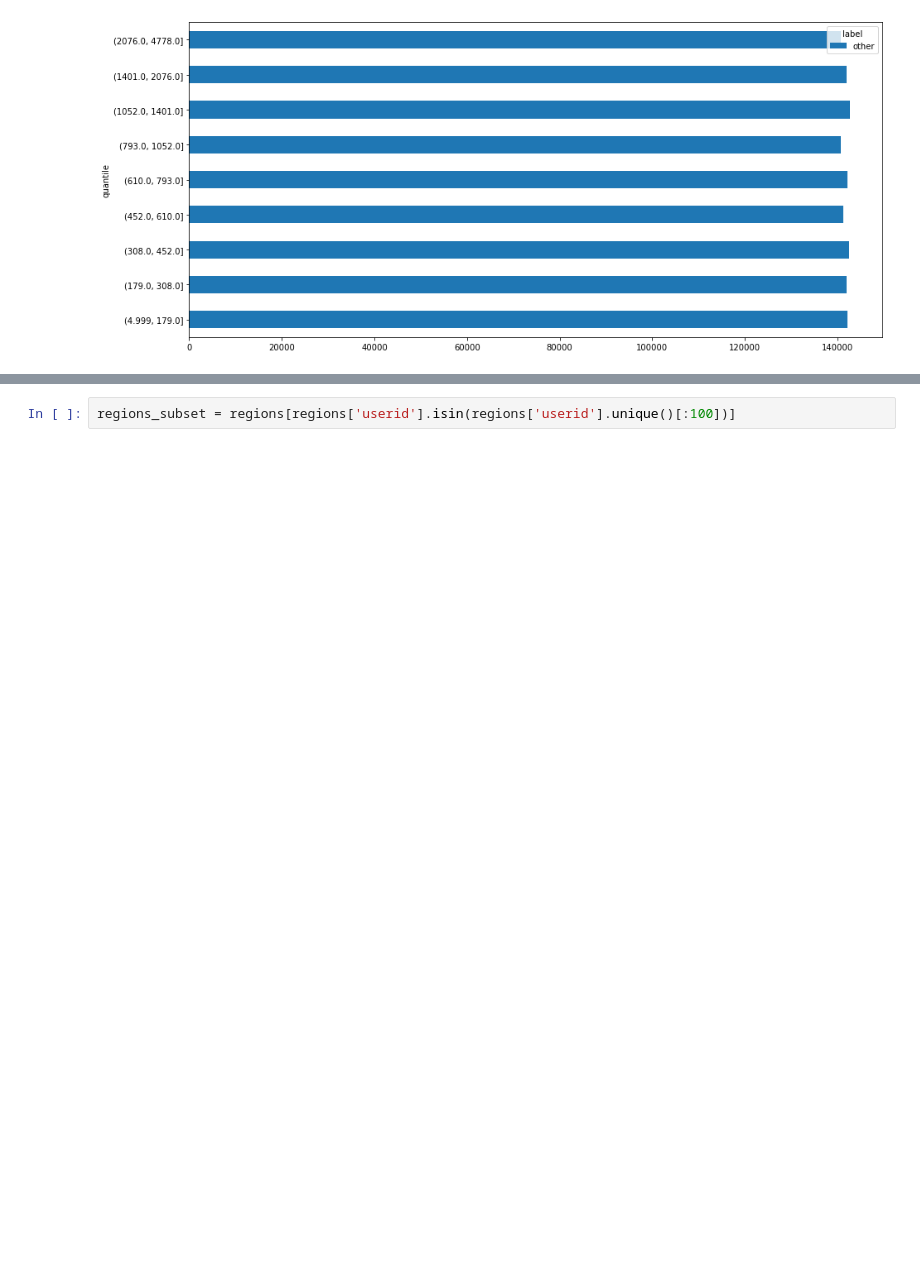
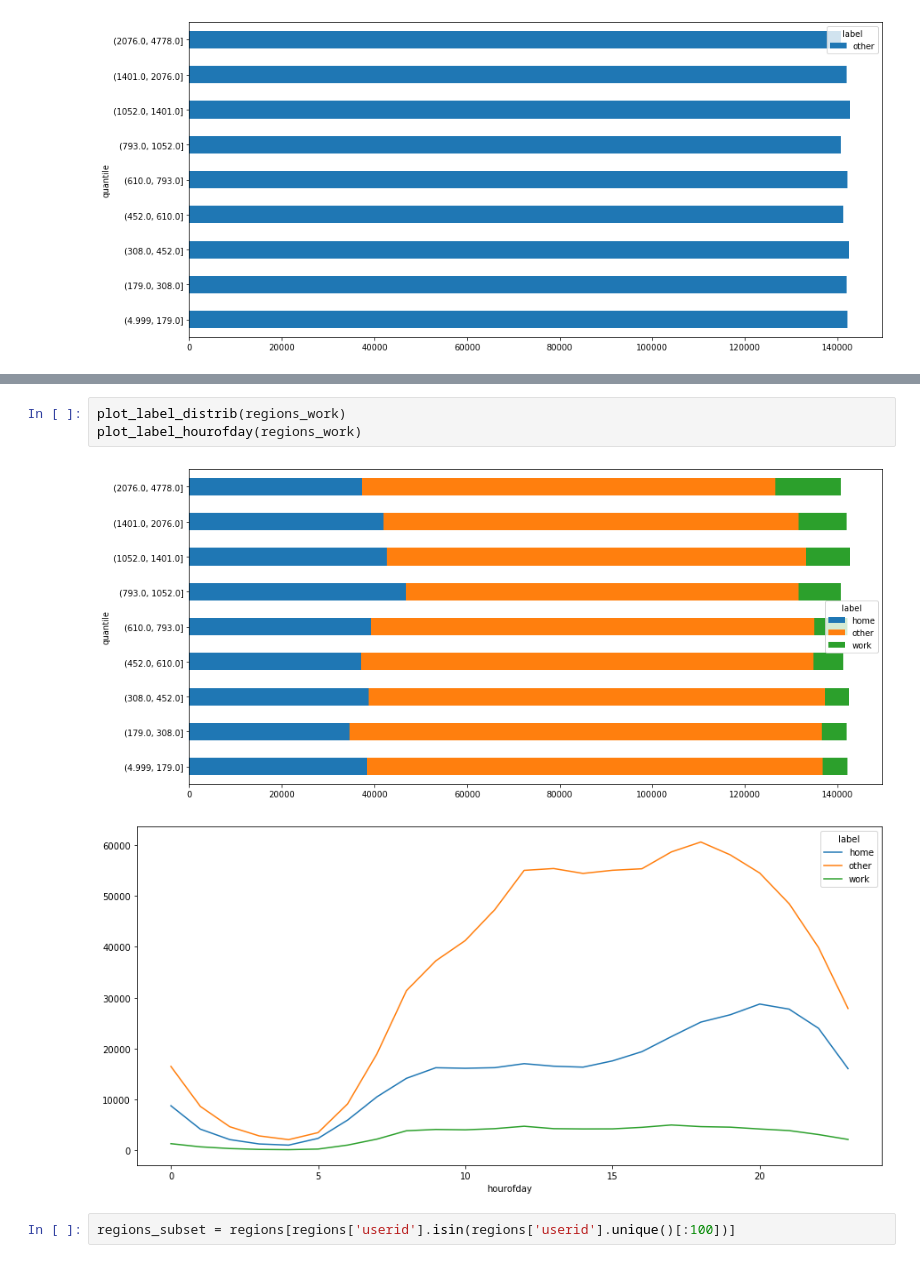
Before and after one commit to TheYuanLiao/individual_mobility_model, a Jupyter notebook: src/py/sequence.ipynb, the cells around one changed output, grey strips where cells are left out. Drawn from its saved outputs; the diff is of its cells as text; blank space fills up the shorter version.

```diff
--- a/src/py/sequence.ipynb
+++ b/src/py/sequence.ipynb
@@ -92,2 +175,8 @@ plot_label_distrib(regions_home)
+# %%
+plot_label_distrib(regions_work)
+plot_label_hourofday(regions_work)
+# %% [output]
+[figure, added]
+[figure, added]
 # %%
 regions_subset = regions[regions['userid'].isin(regions['userid'].unique()[:100])]
```
Also changed, not shown: parts of 40 cells of this notebook, 2 other files.
